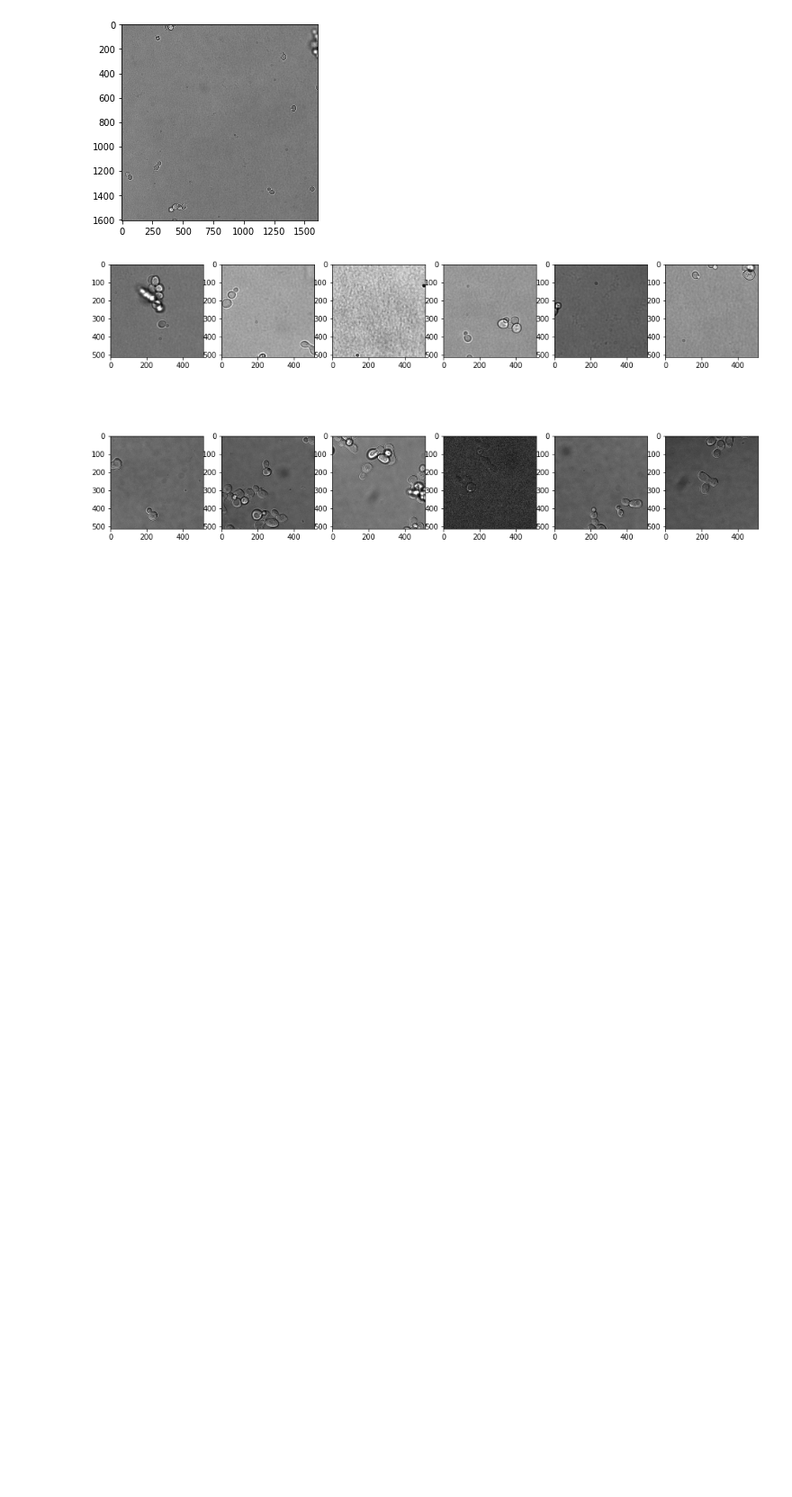
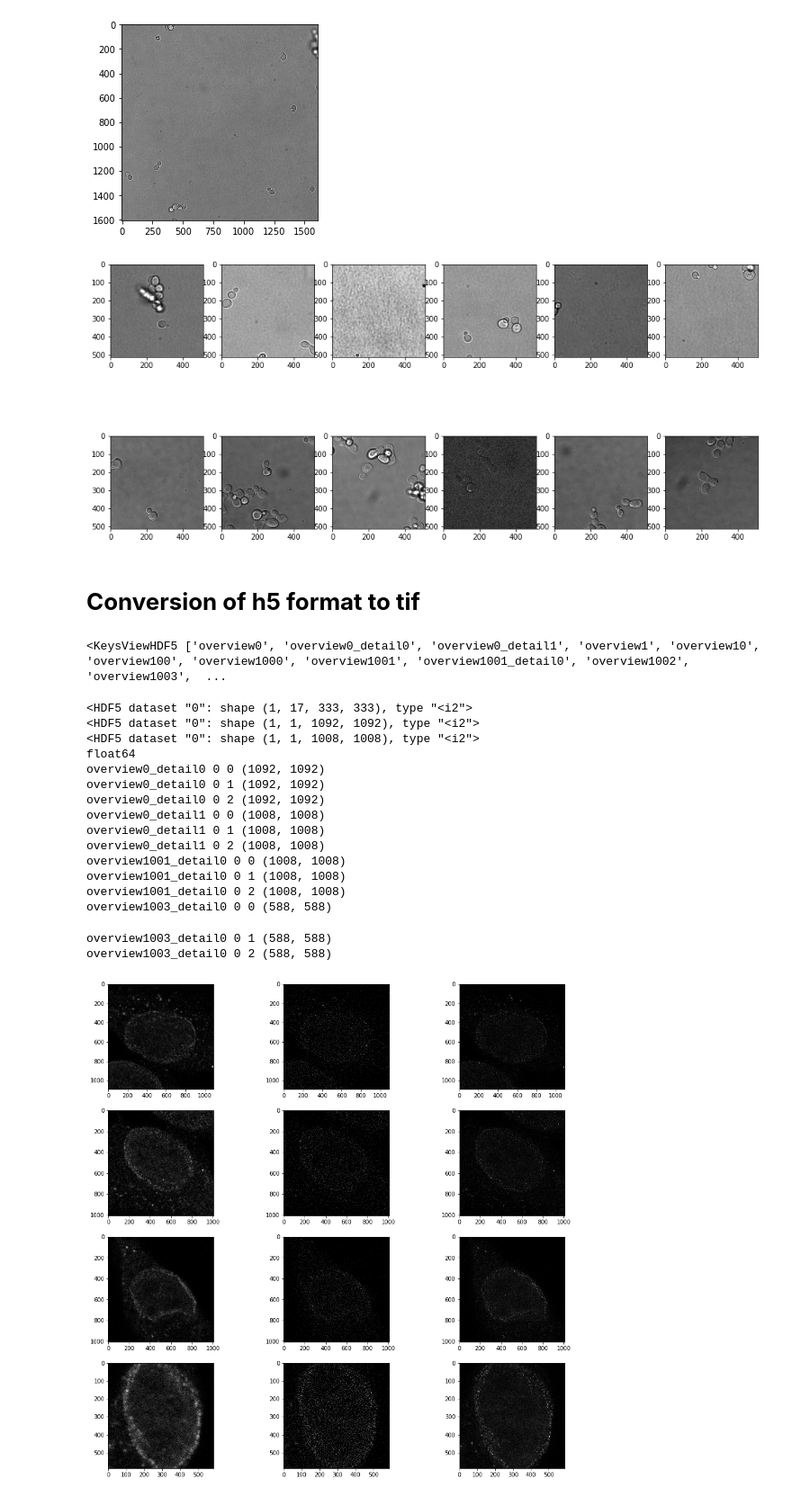
Before and after one commit to AlexanderSlivinskiy/FUNIT, a Jupyter notebook: Imshow.ipynb, the cells around one changed output. Shown at 90% size. Saved outputs shown, nothing was run; the diff lists cells and outputs as text; code cells hidden in the pictures; blank space fills up the shorter version.

```diff
--- a/Imshow.ipynb
+++ b/Imshow.ipynb
@@ -475,3 +476,65 @@ def cropTo(pic):
     crop = iaa.CropToFixedSize(width=512, height=512).augment_image
     pic  = crop(pic)
     return pic
+# %% [markdown]
+# **Conversion of h5 format to tif**
+# %%
+path = "../../../scratch/bunk/BIA083/790c7002ec6c14e2d23dcb61b8041d08.h5"
+pathOut = "../../../scratch/slivinskiy/h5Totif"
+h5 = h5py.File(path, 'r')
+dataset = h5['experiment']
+print(dataset.keys())
+# %% [output]
+<KeysViewHDF5 ['overview0', 'overview0_detail0', 'overview0_detail1', 'overview1', 'overview10', 'overview100', 'overview1000', 'overview1001', 'overview1001_detail0', 'overview1002', 'overview1003',  ...
+# %%
+pic0 = dataset['overview0']
+pic1 = dataset['overview0_detail0']
+pic2 = dataset['overview0_detail1']
+pic01 = dataset['overview1']
+
+pic0 = pic0['0']['0']
+pic1 = pic1['0']['0']
+pic2 = pic2['0']['0']
+print(pic0)
+print(pic1)
+print(pic2)
+print(pic0.value.astype(float, copy=False).dtype)
+
+fig=plt.figure(figsize=(16, 16))
+index = 35
+columns = 3
+rows = 4
+j = 0
+for key in dataset:
+    for key1 in dataset[key]:
+        for key2 in dataset[key][key1]:
+            if (j>=columns*rows):
+                break
+            img = dataset[key][key1][key2]
+            if (img.shape[0] == 1 and img.shape[1] == 1):
+                img=img[0][0]
+            else:
+                continue
+            print(key, key1, key2, img.shape)
+            fig.add_subplot(rows, columns, j+1)
+            plt.imshow(img, cmap="gray")
+            j+=1
+plt.show()
+# %% [output]
+<HDF5 dataset "0": shape (1, 17, 333, 333), type "<i2">
+<HDF5 dataset "0": shape (1, 1, 1092, 1092), type "<i2">
+<HDF5 dataset "0": shape (1, 1, 1008, 1008), type "<i2">
+float64
+overview0_detail0 0 0 (1092, 1092)
+overview0_detail0 0 1 (1092, 1092)
+overview0_detail0 0 2 (1092, 1092)
+overview0_detail1 0 0 (1008, 1008)
+overview0_detail1 0 1 (1008, 1008)
+overview0_detail1 0 2 (1008, 1008)
+overview1001_detail0 0 0 (1008, 1008)
+overview1001_detail0 0 1 (1008, 1008)
+overview1001_detail0 0 2 (1008, 1008)
+overview1003_detail0 0 0 (588, 588)
+overview1003_detail0 0 1 (588, 588)
+overview1003_detail0 0 2 (588, 588)
+[figure, added]
```
Also changed, not shown: parts of 3 cells of this notebook, 6 other files.
